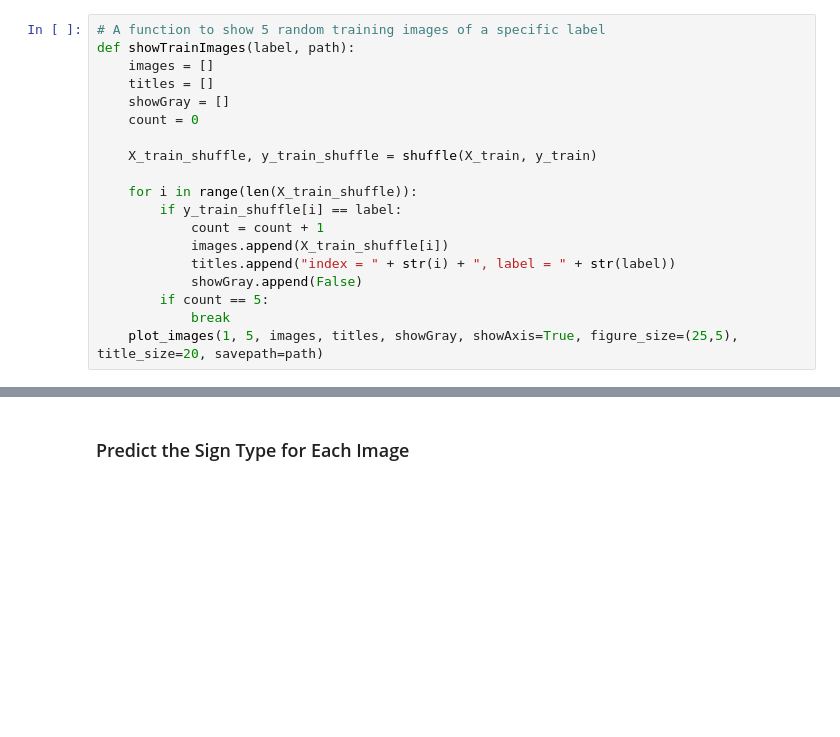
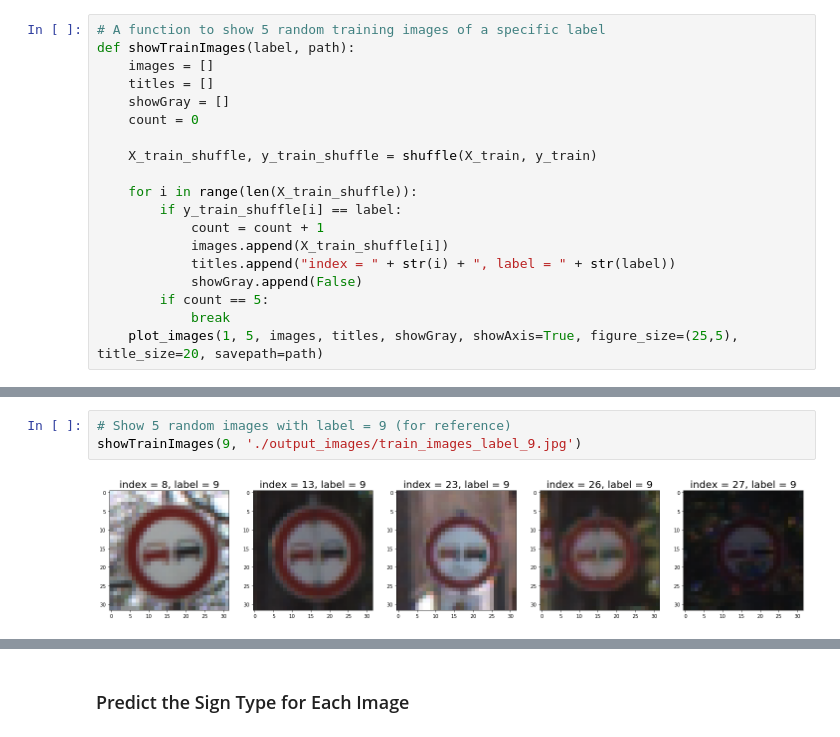
Before and after one commit to pl80tech/CarND-Traffic-Sign-Classifier, a Jupyter notebook: Traffic_Sign_Classifier.ipynb, the cells around one changed output, grey strips where cells are left out. Cells and saved outputs as stored; diff of their text form; blank space fills up the shorter version.

```diff
--- a/Traffic_Sign_Classifier.ipynb
+++ b/Traffic_Sign_Classifier.ipynb
@@ -1048,3 +1058,8 @@ def showTrainImages(label, path):
+# %%
+# Show 5 random images with label = 9 (for reference)
+showTrainImages(9, './output_images/train_images_label_9.jpg')
+# %% [output]
+[figure, added]
 # %%
 # Show 5 random images with label = 8 (for reference)
 showTrainImages(8, './output_images/train_images_label_8.jpg')
```
Also changed, not shown: parts of 5 cells of this notebook.
